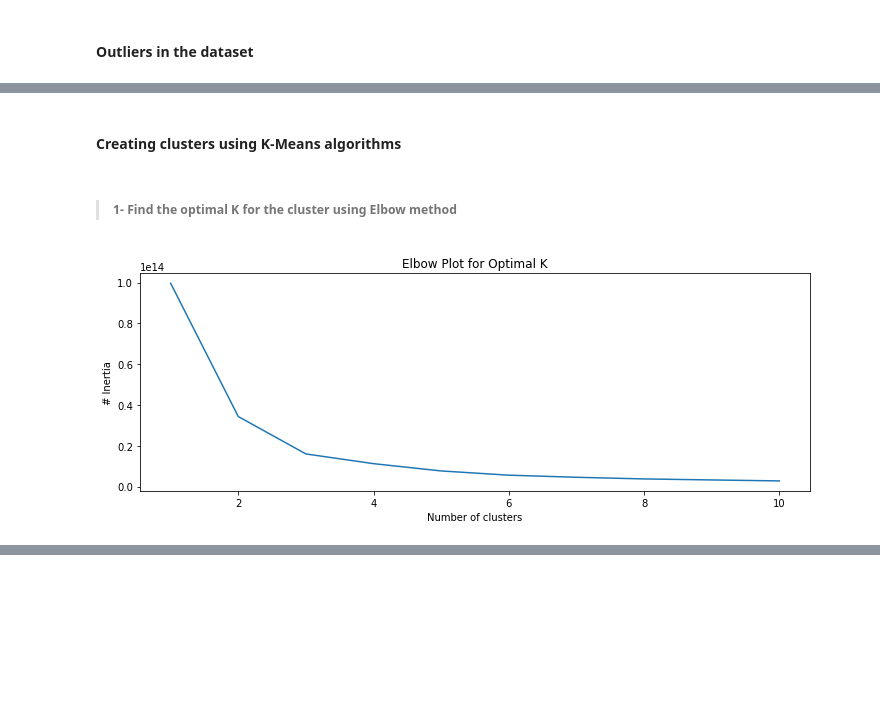
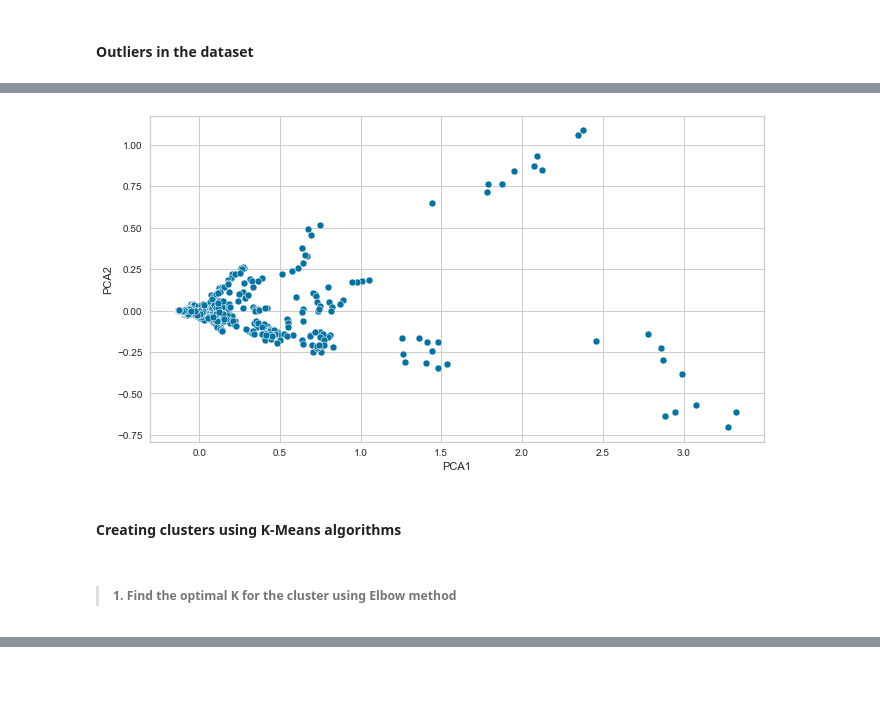
Before and after one commit to kesnel/ayiti-analytics-capstone-project, a Jupyter notebook: EDA.ipynb, the cells around one changed output, grey strips where cells are left out. Cells and saved outputs as stored; diff of their text form; code cells hidden in the pictures; blank space fills up the shorter version.

```diff
--- a/EDA.ipynb
+++ b/EDA.ipynb
@@ -612,0 +714,3 @@ plt.show()
+# %%
+# Convert the scaled array to dataframe
+X = pd.DataFrame(scaled_array, columns=list(X.columns))
@@ -612,0 +731,6 @@ plt.show()
+# %%
+# PCA
+from sklearn.decomposition import PCA
+pca = PCA(n_components= 2)
+# %%
+pca_array = pca.fit_transform(X)
@@ -612,0 +747,3 @@ plt.show()
+# %%
+# Convert to dataframe
+df_pca = pd.DataFrame(data=pca_array, columns=['PCA1','PCA2'])
@@ -613,4 +767,11 @@ plt.show()
+# %%
+# Visualize with scatterplot
+plt.figure(figsize=(11,6))
+sns.scatterplot(data=df_pca, x='PCA1', y='PCA2')
+plt.show()
+# %% [output]
+[figure, added]
 # %% [markdown]
 #### Creating clusters using K-Means algorithms
 # %% [markdown]
->##### 1- Find the optimal K for the cluster using Elbow method
+>##### 1. Find the optimal K for the cluster using Elbow method
@@ -627,12 +778,2 @@ for k in K_range:
-# %%
-# Plot the elbow method
-plt.figure(figsize=(12,4))
-plt.plot(K_range, inertia)
-plt.xlabel('Number of clusters')
-plt.ylabel('# Inertia')
-plt.title('Elbow Plot for Optimal K')
-plt.show()
-# %% [output]
-[figure, removed]
 # %%
 # Yellowbrick
```
Also changed, not shown: parts of 48 cells of this notebook.
